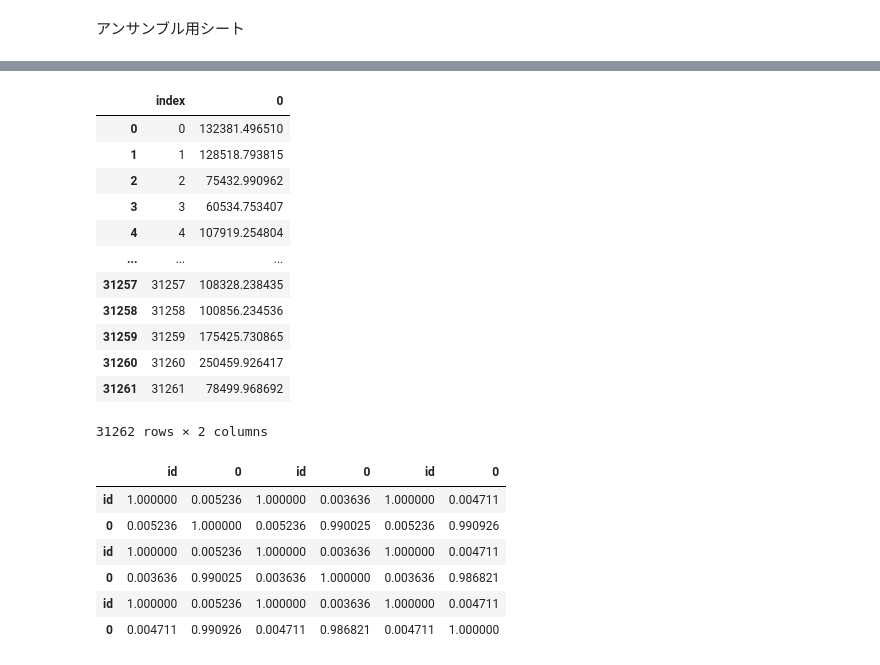
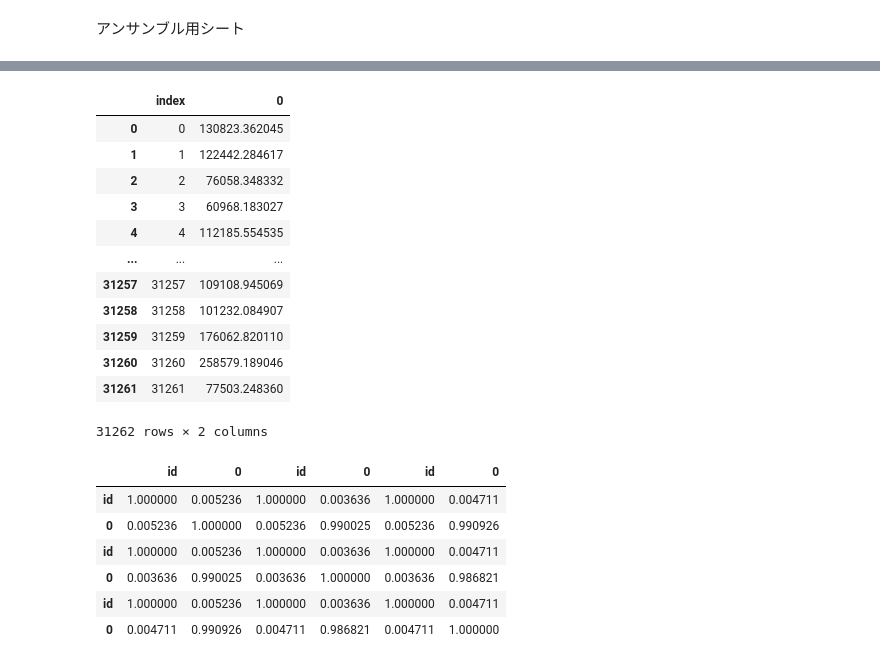
Before and after one commit to kyotoman-koshida/mynabi, a Jupyter notebook: notebooks/ensemble.ipynb, the cells around one changed output, grey strips where cells are left out. Saved outputs shown, nothing was run; the diff lists cells and outputs as text; code cells hidden in the pictures.

```diff
--- a/notebooks/ensemble.ipynb
+++ b/notebooks/ensemble.ipynb
@@ -56,26 +58,26 @@ test_buildings = pd.read_csv('test_buildings.csv')
 # %%
 ensemble_result = []
 ensemble_result = pd.DataFrame(ensemble_result)
 
-lightGBM_result = pd.read_csv('LGBM_cv_result.csv')
-DART_result = pd.read_csv('DART_cv_result.csv')
-GOSS_result = pd.read_csv('GOSS_cv_result.csv')
-XGB_result = pd.read_csv('XGB_cv_result.csv')
+GBDT_result = pd.read_csv('../data/result_data/GBDT_cv_result.csv')
+DART_result = pd.read_csv('../data/result_data/DART_cv_result.csv')
+GOSS_result = pd.read_csv('../data/result_data/GOSS_cv_result.csv')
+XGB_result = pd.read_csv('../data/result_data/XGB_cv_result.csv')
 
-ensemble_result = (lightGBM_result['0'] + DART_result['0']+ GOSS_result['0'])/3
+ensemble_result = (GBDT_result['0'] + DART_result['0']+ GOSS_result['0'] + XGB_result['0'])/4
 ensemble_result.reset_index()
 # %% [output]
 |  | index | 0 |
-| 0 | 0 | 132381.496510 |
-| 1 | 1 | 128518.793815 |
-| 2 | 2 | 75432.990962 |
-| 3 | 3 | 60534.753407 |
-| 4 | 4 | 107919.254804 |
+| 0 | 0 | 130823.362045 |
+| 1 | 1 | 122442.284617 |
+| 2 | 2 | 76058.348332 |
+| 3 | 3 | 60968.183027 |
+| 4 | 4 | 112185.554535 |
 | ... | ... | ... |
-| 31257 | 31257 | 108328.238435 |
-| 31258 | 31258 | 100856.234536 |
-| 31259 | 31259 | 175425.730865 |
-| 31260 | 31260 | 250459.926417 |
-| 31261 | 31261 | 78499.968692 |
+| 31257 | 31257 | 109108.945069 |
+| 31258 | 31258 | 101232.084907 |
+| 31259 | 31259 | 176062.820110 |
+| 31260 | 31260 | 258579.189046 |
+| 31261 | 31261 | 77503.248360 |
 31262 rows × 2 columns
 # %%
```
Also changed, not shown: parts of 2 cells of this notebook, 10 other files.
